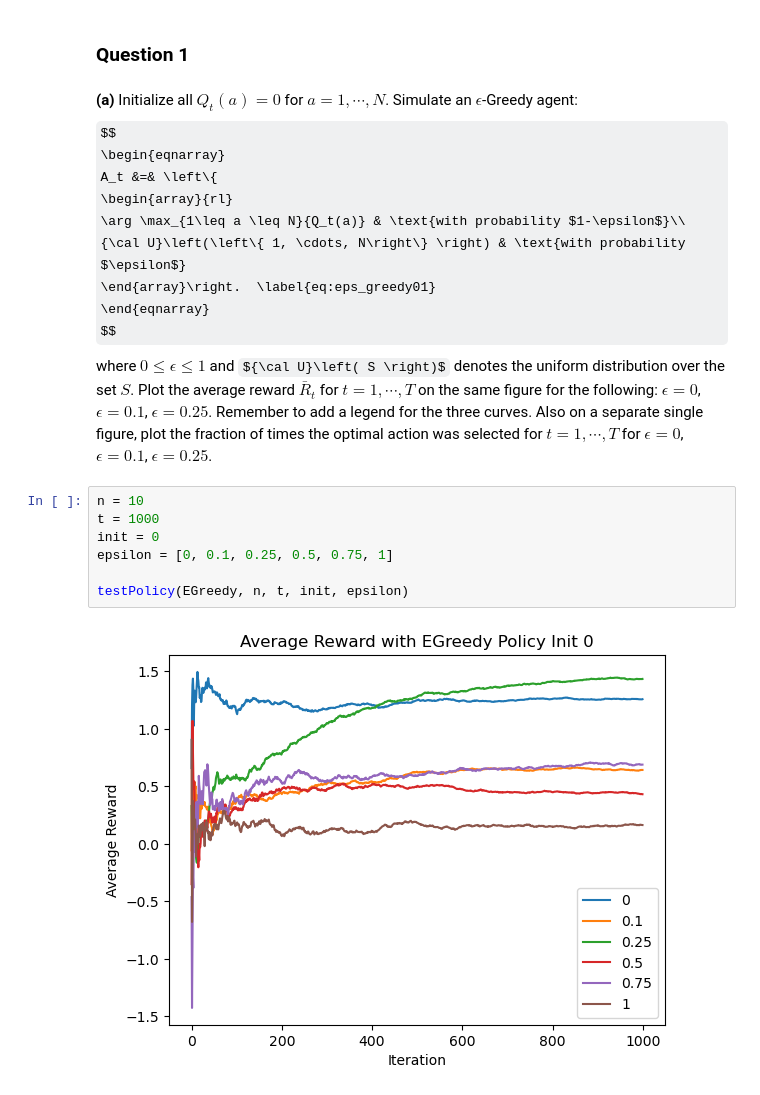
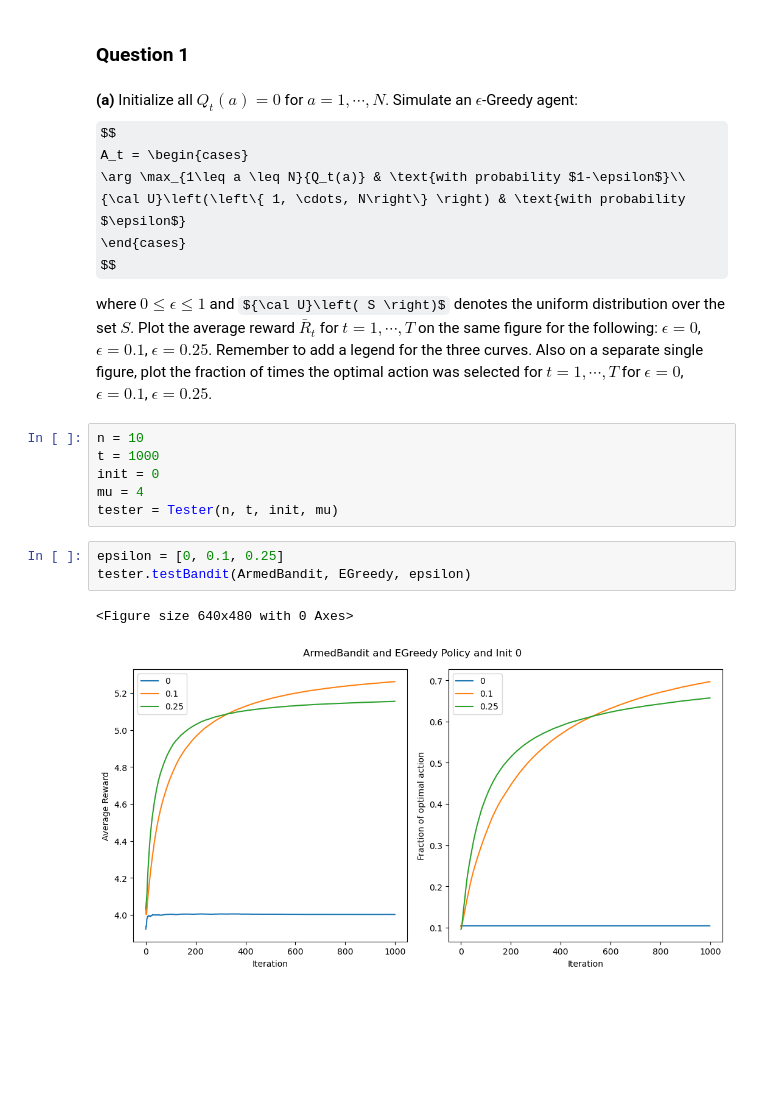
Before and after one commit to ArianaVillegas/ECE495-595, a Jupyter notebook: hw2.ipynb, the cells around one changed output. Drawn from its saved outputs; the diff is of its cells as text; some formulas as TeX source; blank space fills up the shorter version.

```diff
--- a/hw2.ipynb
+++ b/hw2.ipynb
@@ -37,22 +19,23 @@ def testPolicy(Policy, n, t, init, scenarios):
 # %% [markdown]
 **(a)** Initialize all $Q_t(a)=0$ for $a=1,\cdots, N$. Simulate an $\epsilon$-Greedy agent:
 $$
-    \begin{eqnarray}
-    A_t &=& \left\{
-    \begin{array}{rl}
+A_t = \begin{cases}
     \arg \max_{1\leq a \leq N}{Q_t(a)} & \text{with probability $1-\epsilon$}\\
     {\cal U}\left(\left\{ 1, \cdots, N\right\} \right) & \text{with probability $\epsilon$}
-    \end{array}\right.  \label{eq:eps_greedy01}
-    \end{eqnarray}
+\end{cases}
 $$
+
 where $0\leq \epsilon \leq 1$ and ${\cal U}\left( S \right)$ denotes the uniform distribution over the set $S$. Plot the average reward $\bar{R}_t$ for $t=1, \cdots, T$ on the same figure for the following: $\epsilon=0$, $\epsilon=0.1$, $\epsilon=0.25$. Remember to add a legend for the three curves. Also on a separate single figure, plot  the fraction of times the optimal action was selected for $t=1, \cdots, T$ for $\epsilon=0$, $\epsilon=0.1$, $\epsilon=0.25$.
 # %%
 n = 10
 t = 1000
 init = 0
-epsilon = [0, 0.1, 0.25, 0.5, 0.75, 1]
-
-testPolicy(EGreedy, n, t, init, epsilon)
+mu = 4
+tester = Tester(n, t, init, mu)
-# %% [output]
-[figure, removed]
+# %%
+epsilon = [0, 0.1, 0.25]
+tester.testBandit(ArmedBandit, EGreedy, epsilon)
+# %% [output]
+<Figure size 640x480 with 0 Axes>
+[figure, added]
 # %%
```
Also changed, not shown: parts of 16 cells of this notebook, 3 other files.
